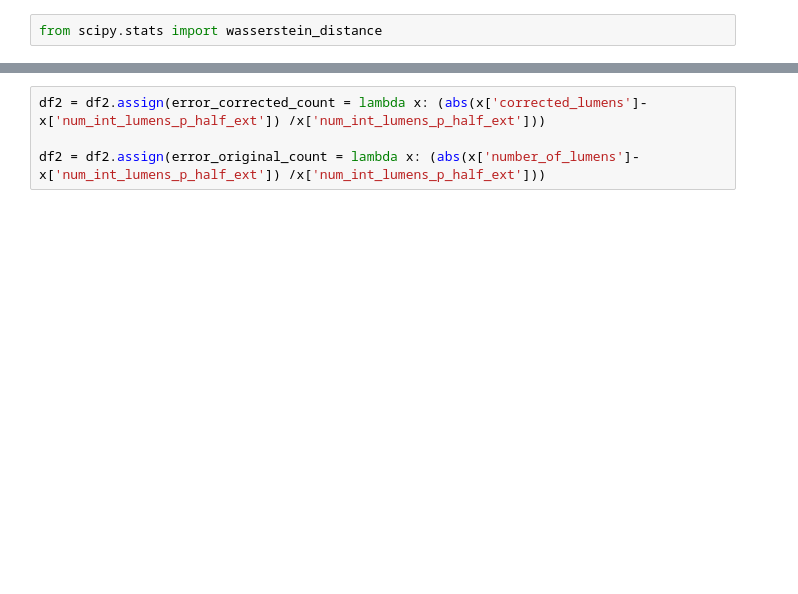
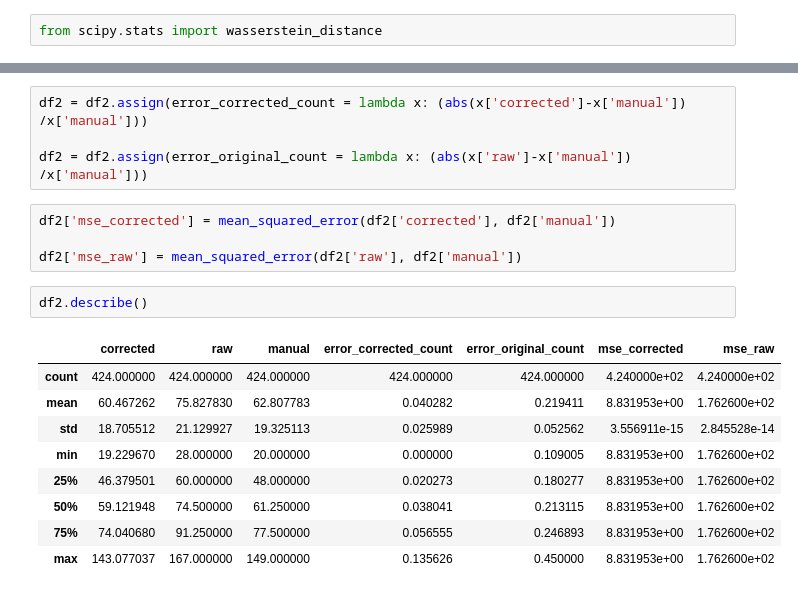
Before and after one commit to gsiraji/Minimal-Lung-Model, a Jupyter notebook: Image_Analysis/Analysis/Corrected_Lumen_Analysis.ipynb, the cells around one changed output, grey strips where cells are left out. Drawn from its saved outputs; the diff is of its cells as text; blank space fills up the shorter version.

```diff
--- a/Image_Analysis/Analysis/Corrected_Lumen_Analysis.ipynb
+++ b/Image_Analysis/Analysis/Corrected_Lumen_Analysis.ipynb
@@ -61,7 +67,23 @@ wasserstein_distance(df2.iloc[:,0],df2.iloc[:,2])
 # %% [output]
 2.3405205767031587
 # %%
-df2 = df2.assign(error_corrected_count = lambda x: (abs(x['corrected_lumens']-x['num_int_lumens_p_half_ext']) /x['num_int_lumens_p_half_ext']))
+df2 = df2.assign(error_corrected_count = lambda x: (abs(x['corrected']-x['manual']) /x['manual']))
 
-df2 = df2.assign(error_original_count = lambda x: (abs(x['number_of_lumens']-x['num_int_lumens_p_half_ext']) /x['num_int_lumens_p_half_ext']))
+df2 = df2.assign(error_original_count = lambda x: (abs(x['raw']-x['manual']) /x['manual']))
+# %%
+df2['mse_corrected'] = mean_squared_error(df2['corrected'], df2['manual'])
+
+df2['mse_raw'] = mean_squared_error(df2['raw'], df2['manual'])
+# %%
+df2.describe()
+# %% [output]
+|  | corrected | raw | manual | error_corrected_count | error_original_count | mse_corrected | mse_raw |
+| count | 424.000000 | 424.000000 | 424.000000 | 424.000000 | 424.000000 | 4.240000e+02 | 4.240000e+02 |
+| mean | 60.467262 | 75.827830 | 62.807783 | 0.040282 | 0.219411 | 8.831953e+00 | 1.762600e+02 |
+| std | 18.705512 | 21.129927 | 19.325113 | 0.025989 | 0.052562 | 3.556911e-15 | 2.845528e-14 |
+| min | 19.229670 | 28.000000 | 20.000000 | 0.000000 | 0.109005 | 8.831953e+00 | 1.762600e+02 |
+| 25% | 46.379501 | 60.000000 | 48.000000 | 0.020273 | 0.180277 | 8.831953e+00 | 1.762600e+02 |
+| 50% | 59.121948 | 74.500000 | 61.250000 | 0.038041 | 0.213115 | 8.831953e+00 | 1.762600e+02 |
+| 75% | 74.040680 | 91.250000 | 77.500000 | 0.056555 | 0.246893 | 8.831953e+00 | 1.762600e+02 |
+| max | 143.077037 | 167.000000 | 149.000000 | 0.135626 | 0.450000 | 8.831953e+00 | 1.762600e+02 |
 # %%
```
Also changed, not shown: parts of 10 cells of this notebook.
